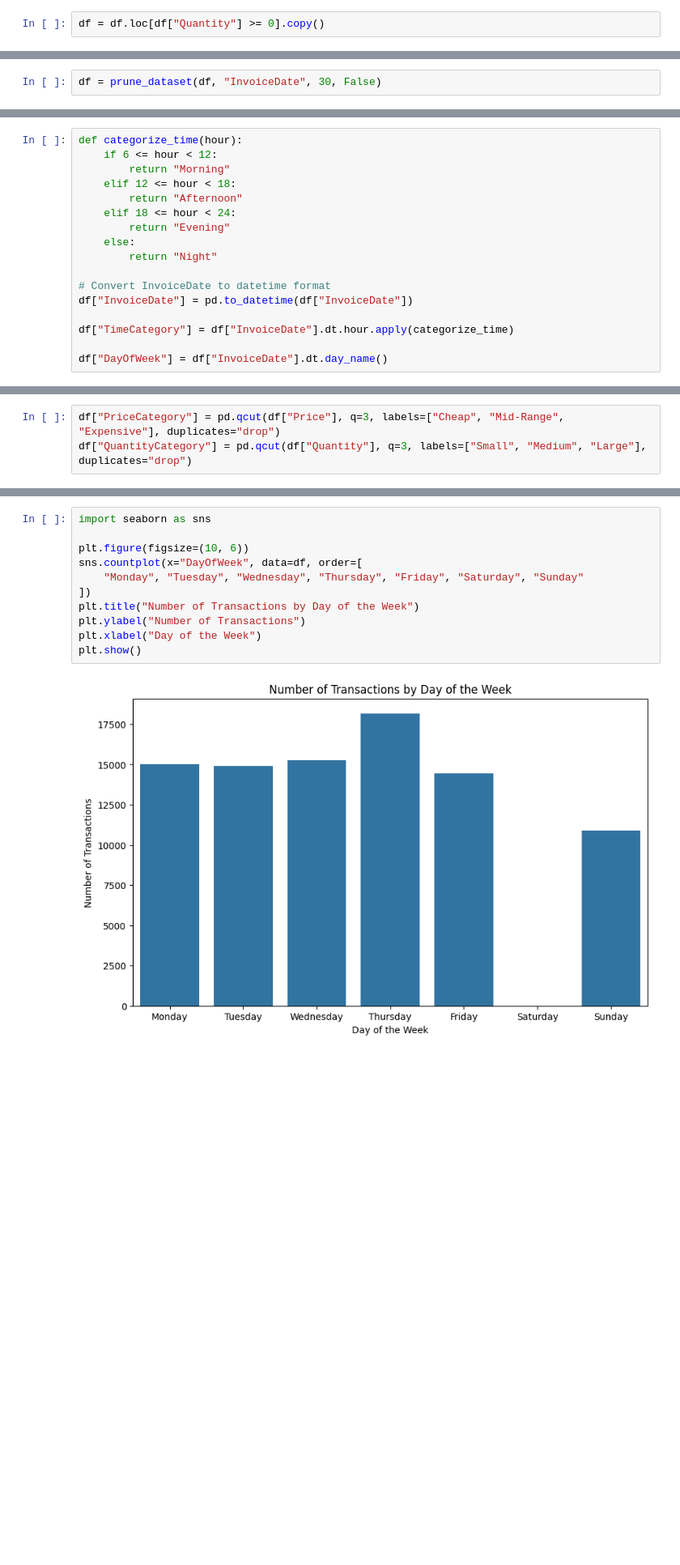
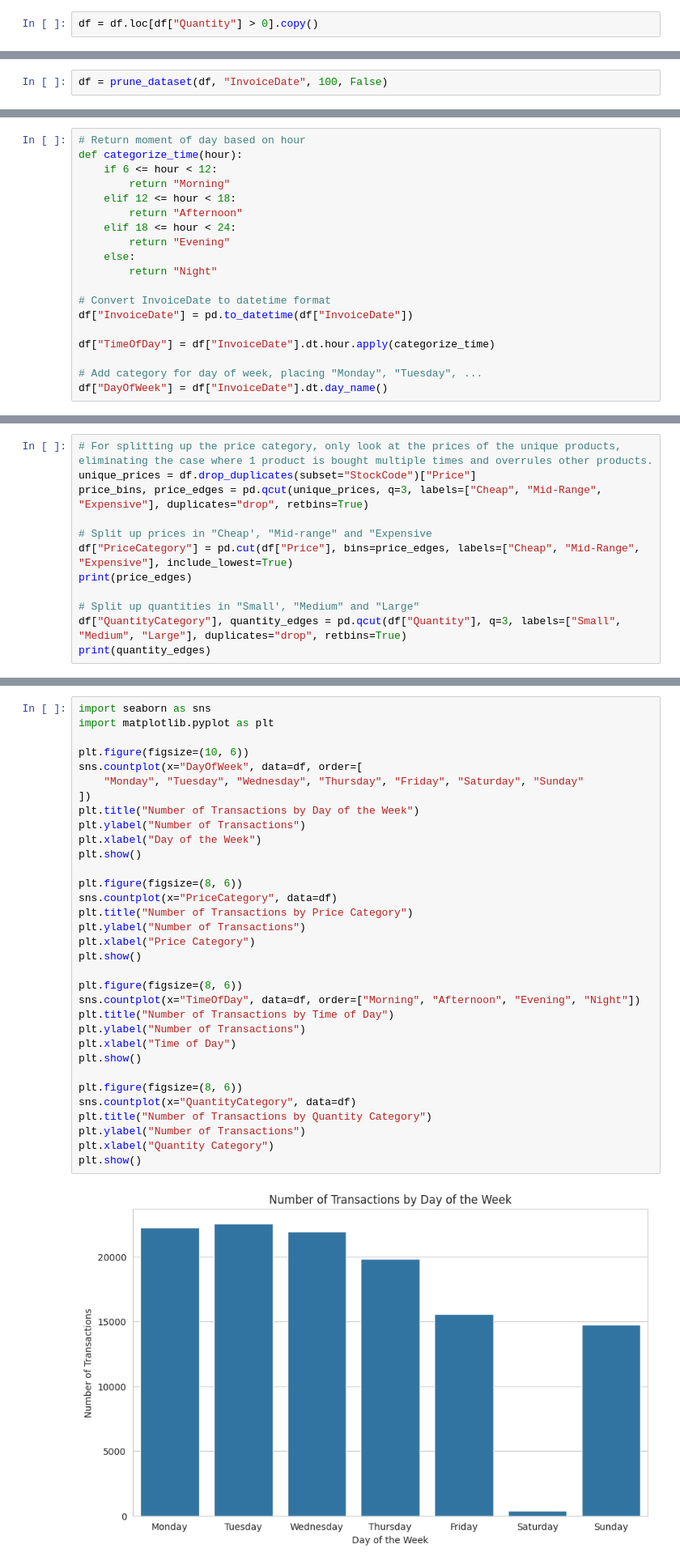
Before and after one commit to NielsVandenBroeck/DM_Projects, a Jupyter notebook: src/Frequent_Pattern_Mining.ipynb, the cells around one changed output, grey strips where cells are left out. Shown at 81% size. Cells and saved outputs as stored; diff of their text form; blank space fills up the shorter version.

```diff
--- a/src/Frequent_Pattern_Mining.ipynb
+++ b/src/Frequent_Pattern_Mining.ipynb
@@ -61,6 +54,6 @@ df["Price"] = df.apply(fill_price, axis=1)
 
 ### When the quantity of a transaction is negative, we assume that the product is returned and thus we can remove the entries.
 # %%
-df = df.loc[df["Quantity"] >= 0].copy()
+df = df.loc[df["Quantity"] > 0].copy()
 # %% [markdown]
 ## Filtering Dataset
@@ -104,3 +99,3 @@ def prune_dataset(df, column, param, random=False):
 # %%
-df = prune_dataset(df, "InvoiceDate", 30, False)
+df = prune_dataset(df, "InvoiceDate", 100, False)
 # %% [markdown]
@@ -113,4 +108,5 @@ df = prune_dataset(df, "Customer ID", 30, True)
 # %%
+# Return moment of day based on hour
 def categorize_time(hour):
     if 6 <= hour < 12:
         return "Morning"
@@ -124,7 +120,8 @@ def categorize_time(hour):
 # Convert InvoiceDate to datetime format
 df["InvoiceDate"] = pd.to_datetime(df["InvoiceDate"])
 
-df["TimeCategory"] = df["InvoiceDate"].dt.hour.apply(categorize_time)
+df["TimeOfDay"] = df["InvoiceDate"].dt.hour.apply(categorize_time)
 
+# Add category for day of week, placing "Monday", "Tuesday", ...
 df["DayOfWeek"] = df["InvoiceDate"].dt.day_name()
 # %% [markdown]
@@ -132,3 +129,12 @@ df["DayOfWeek"] = df["InvoiceDate"].dt.day_name()
 # %%
-df["PriceCategory"] = pd.qcut(df["Price"], q=3, labels=["Cheap", "Mid-Range", "Expensive"], duplicates="drop")
-df["QuantityCategory"] = pd.qcut(df["Quantity"], q=3, labels=["Small", "Medium", "Large"], duplicates="drop")
+# For splitting up the price category, only look at the prices of the unique products, eliminating the case where 1 product is bought multiple times and overrules other products.
+unique_prices = df.drop_duplicates(subset="StockCode")["Price"]
+price_bins, price_edges = pd.qcut(unique_prices, q=3, labels=["Cheap", "Mid-Range", "Expensive"], duplicates="drop", retbins=True)
+
+# Split up prices in "Cheap', "Mid-range" and "Expensive
+df["PriceCategory"] = pd.cut(df["Price"], bins=price_edges, labels=["Cheap", "Mid-Range", "Expensive"], include_lowest=True)
+print(price_edges)
+
+# Split up quantities in "Small', "Medium" and "Large"
+df["QuantityCategory"], quantity_edges = pd.qcut(df["Quantity"], q=3, labels=["Small", "Medium", "Large"], duplicates="drop", retbins=True)
+print(quantity_edges)
@@ -142,13 +146,35 @@ Preprocessing complete. Cleaned dataset saved as 'cleaned_retail.csv'.
 # %%
 import seaborn as sns
+import matplotlib.pyplot as plt
 
 plt.figure(figsize=(10, 6))
 sns.countplot(x="DayOfWeek", data=df, order=[
     "Monday", "Tuesday", "Wednesday", "Thursday", "Friday", "Saturday", "Sunday"
 ])
 plt.title("Number of Transactions by Day of the Week")
 plt.ylabel("Number of Transactions")
 plt.xlabel("Day of the Week")
 plt.show()
+
+plt.figure(figsize=(8, 6))
+sns.countplot(x="PriceCategory", data=df)
+plt.title("Number of Transactions by Price Category")
+plt.ylabel("Number of Transactions")
+plt.xlabel("Price Category")
+plt.show()
+
+plt.figure(figsize=(8, 6))
+sns.countplot(x="TimeOfDay", data=df, order=["Morning", "Afternoon", "Evening", "Night"])
+plt.title("Number of Transactions by Time of Day")
+plt.ylabel("Number of Transactions")
+plt.xlabel("Time of Day")
+plt.show()
+
+plt.figure(figsize=(8, 6))
+sns.countplot(x="QuantityCategory", data=df)
+plt.title("Number of Transactions by Quantity Category")
+plt.ylabel("Number of Transactions")
+plt.xlabel("Quantity Category")
+plt.show()
 # %% [output]
-[figure, old version]
+[figure, new version]
```
Also changed, not shown: parts of 29 cells of this notebook, 5 other files.
